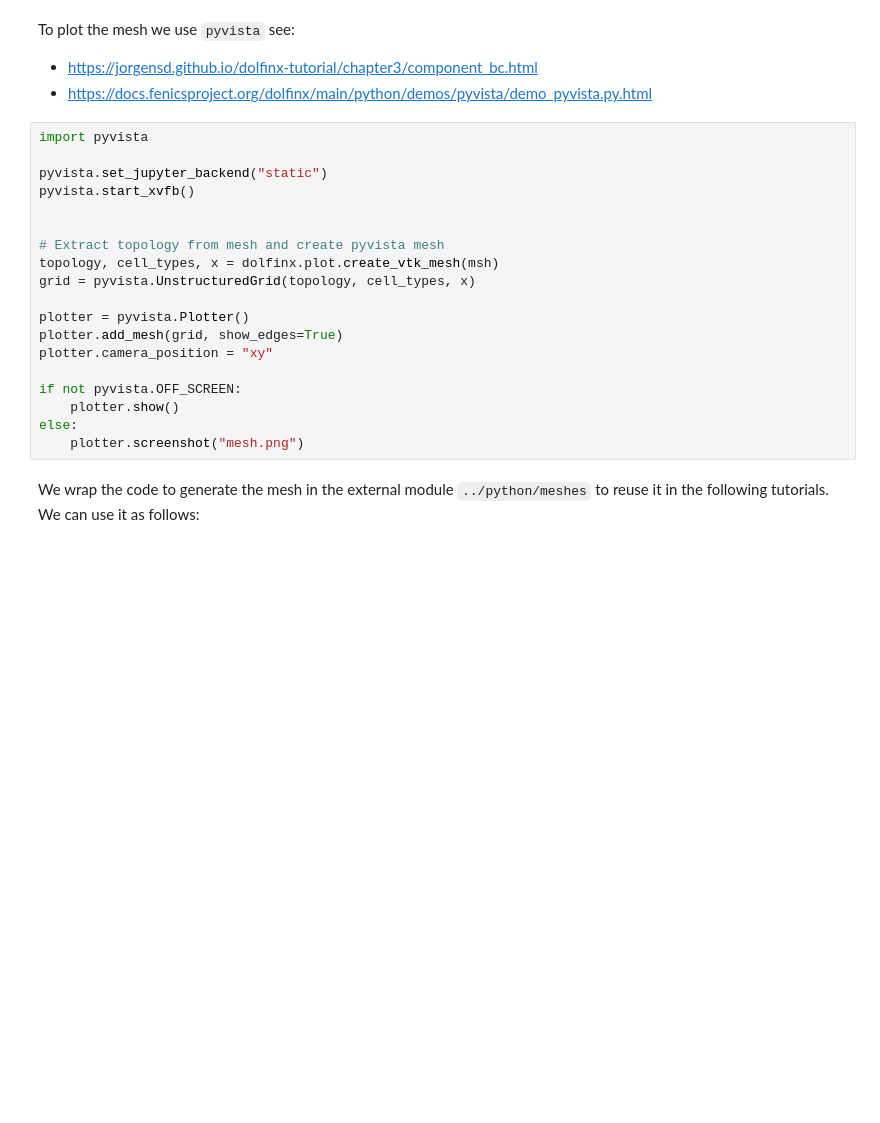
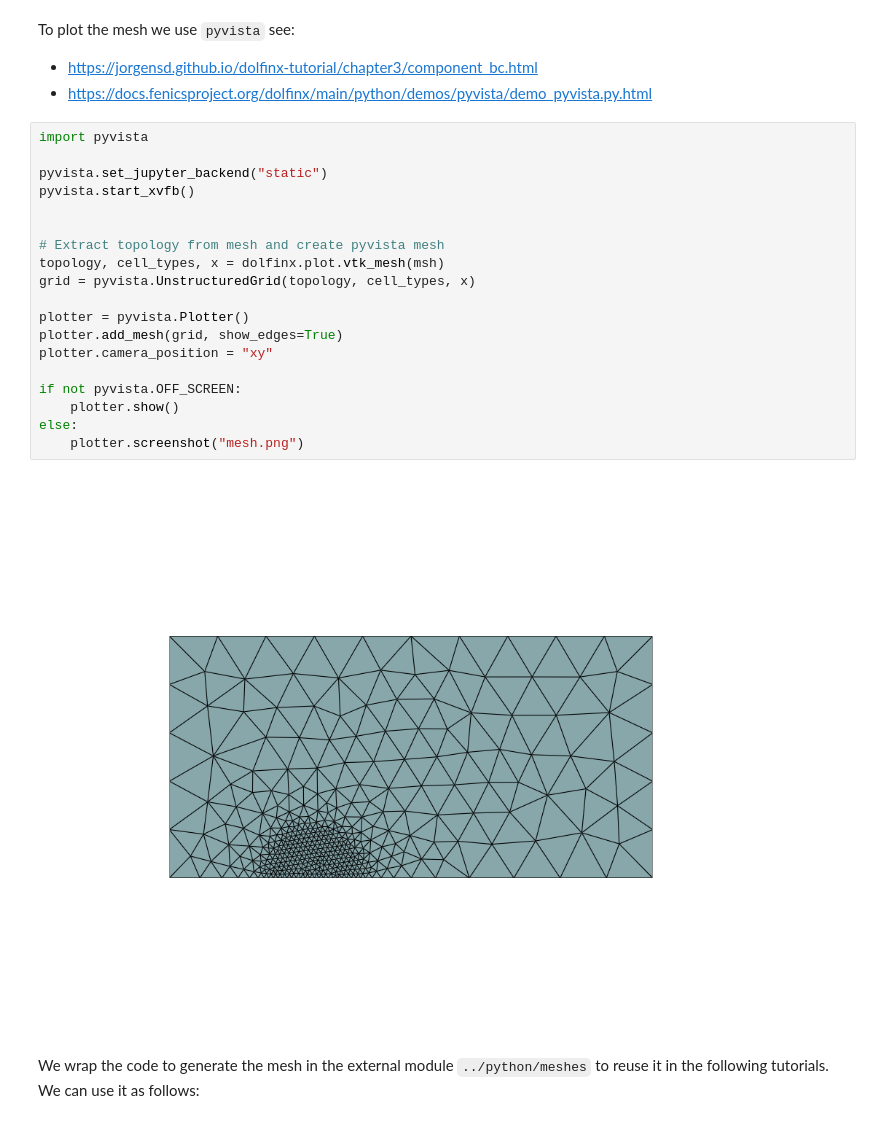
Before and after one commit to newfrac/fenicsx-fracture, a Jupyter notebook: notebooks/linear-elasticity/00-Mesh.ipynb, the cells around one changed output. Drawn from its saved outputs; the diff is of its cells as text; blank space fills up the shorter version.

```diff
--- a/notebooks/linear-elasticity/00-Mesh.ipynb
+++ b/notebooks/linear-elasticity/00-Mesh.ipynb
@@ -121,22 +121,24 @@ To plot the mesh we use `pyvista` see:
 # %%
 import pyvista
 
 pyvista.set_jupyter_backend("static")
 pyvista.start_xvfb()
 
 
 # Extract topology from mesh and create pyvista mesh
-topology, cell_types, x = dolfinx.plot.create_vtk_mesh(msh)
+topology, cell_types, x = dolfinx.plot.vtk_mesh(msh)
 grid = pyvista.UnstructuredGrid(topology, cell_types, x)
 
 plotter = pyvista.Plotter()
 plotter.add_mesh(grid, show_edges=True)
 plotter.camera_position = "xy"
 
 if not pyvista.OFF_SCREEN:
     plotter.show()
 else:
     plotter.screenshot("mesh.png")
+# %% [output]
+[figure, added]
 # %% [markdown]
 We wrap the code to generate the mesh in the external module `../python/meshes` to reuse it in the following tutorials.
 We can use it as follows:
```
Also changed, not shown: parts of 2 cells of this notebook, 9 other files.
